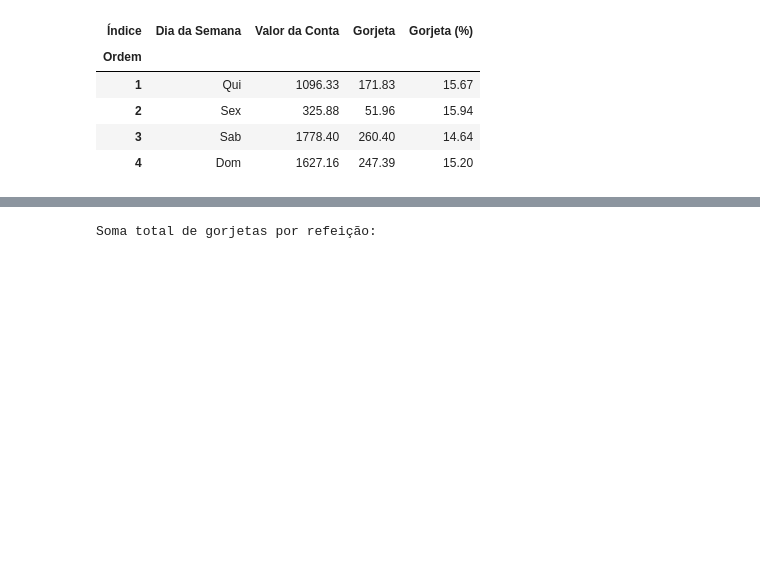
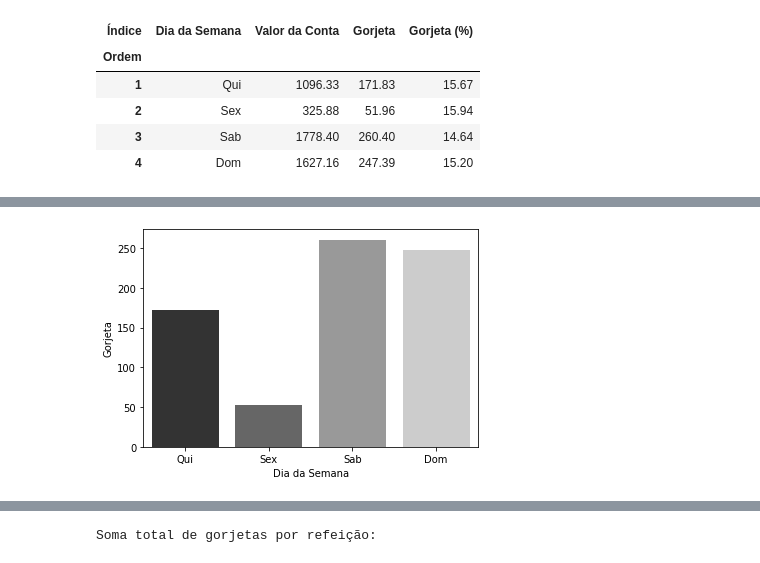
Before and after one commit to FelipeGBarreto/Projects, a Jupyter notebook: Análise_Gorjetas.ipynb, the cells around one changed output, grey strips where cells are left out. Saved outputs shown, nothing was run; the diff lists cells and outputs as text; code cells hidden in the pictures; blank space fills up the shorter version.

```diff
--- a/Análise_Gorjetas.ipynb
+++ b/Análise_Gorjetas.ipynb
@@ -183,0 +188,4 @@ df_trat
+# %%
+ax=sns.barplot(data=df_trat, x="Dia da Semana", y="Gorjeta", palette='gray')
+# %% [output]
+[figure, added]
```
Also changed, not shown: parts of 13 cells of this notebook.
